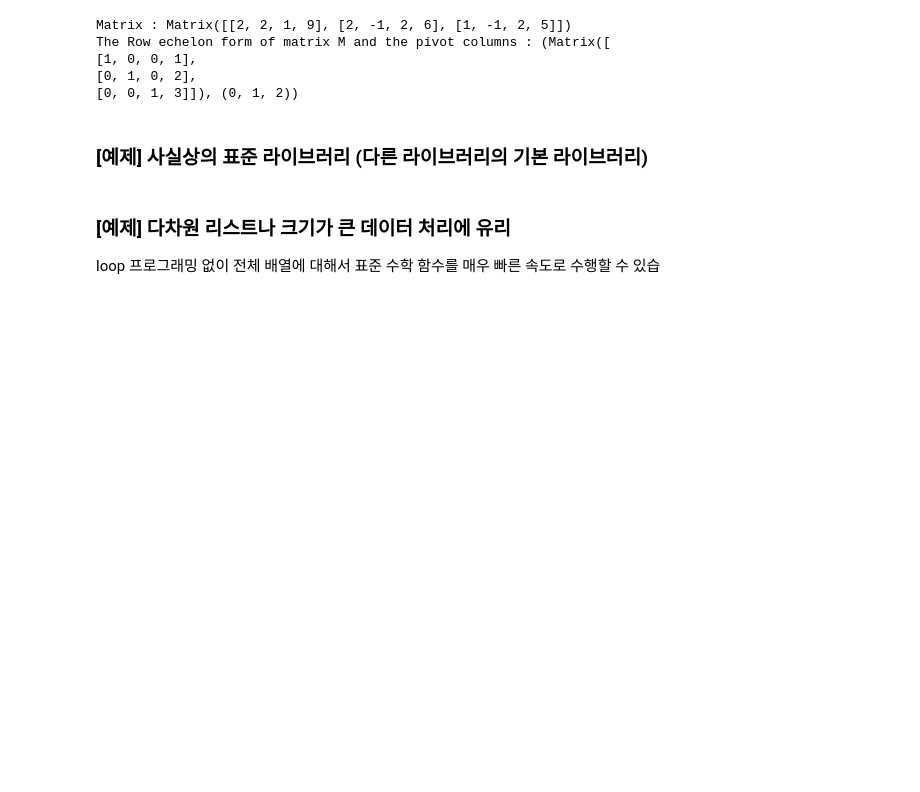
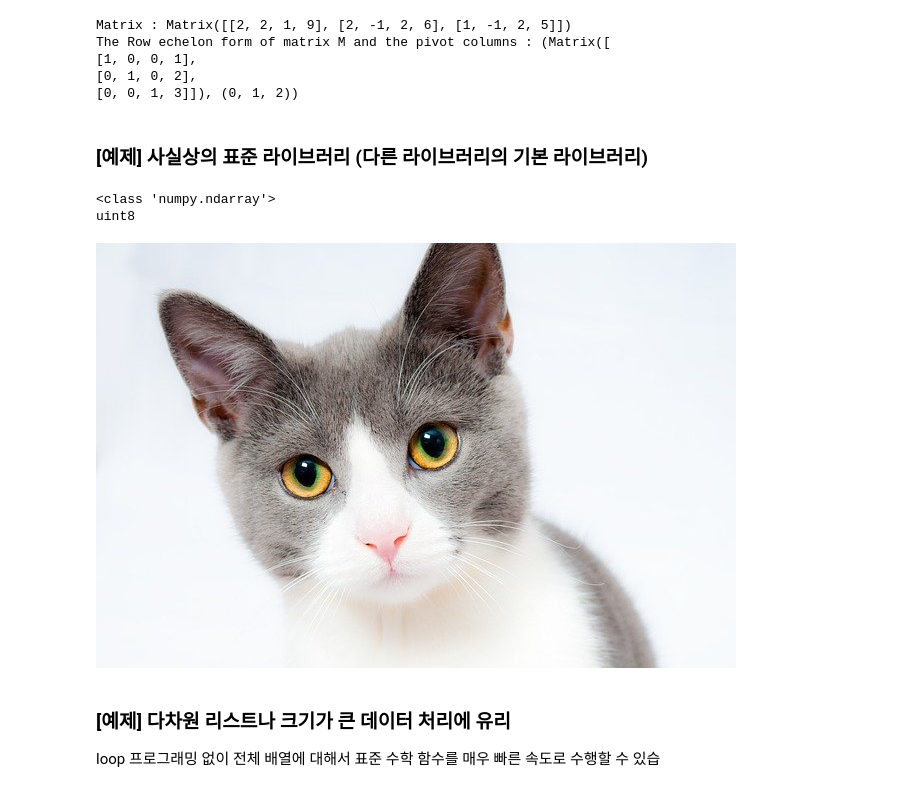
Before and after one commit to furewing/dataAnalysis, a Jupyter notebook: 2_데이터분석_02_라이브러리_Numpy_완성.ipynb, the cells around one changed output. Drawn from its saved outputs; the diff is of its cells as text; code cells hidden in the pictures; blank space fills up the shorter version.

Commit message:
Colab을 통해 생성됨

```diff
--- a/2_데이터분석_02_라이브러리_Numpy_완성.ipynb
+++ b/2_데이터분석_02_라이브러리_Numpy_완성.ipynb
@@ -82,22 +82,26 @@ The Row echelon form of matrix M and the pivot columns : (Matrix([
 # %%
 import sys
 import cv2
+from google.colab.patches import cv2_imshow
 
 image = cv2.imread('./cat.jpg')
 if image is None:
     print('Image load failed!')
     sys.exit()
 
 # print(image)
 print(type(image))
 print(image.dtype)
 
-# cv2_imshow(image)   # 코랩에서 이미지 확인하는 경우
-cv2.namedWindow('image')
-#cv2.imshow("image", image)
-cv2_imshow(image)
+# cv2.namedWindow('image')    #vscode에서 실행하는 경우
+# cv2.imshow("image", image)  #vscode에서 실행하는 경우
+cv2_imshow(image)  # 코랩에서 이미지 확인하는 경우
 cv2.waitKey()
 cv2.destroyAllWindows()
+# %% [output]
+<class 'numpy.ndarray'>
+uint8
+[figure, added]
 # %%
 # 머신러닝 라이브러리
 !pip install scikit-learn
```
